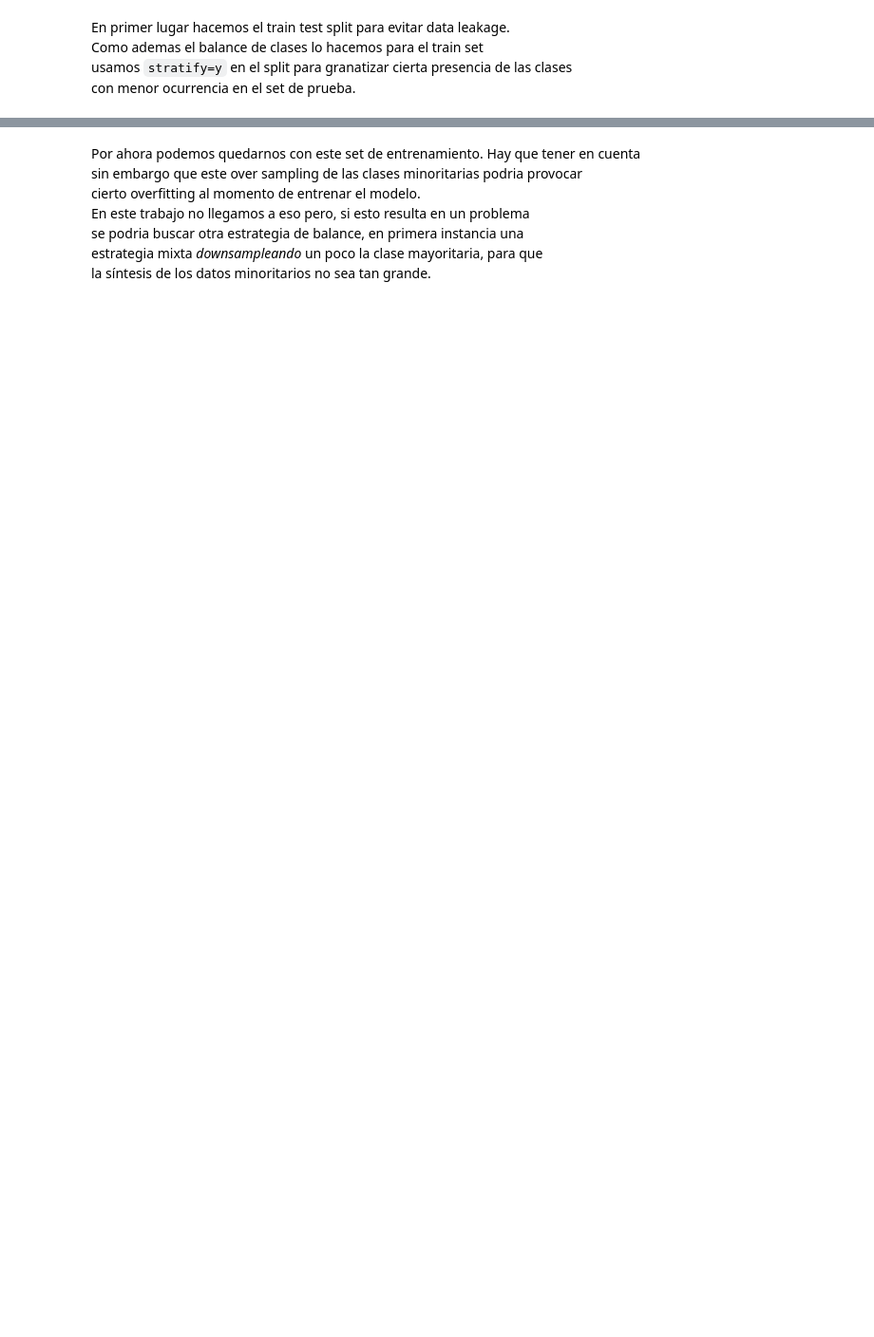
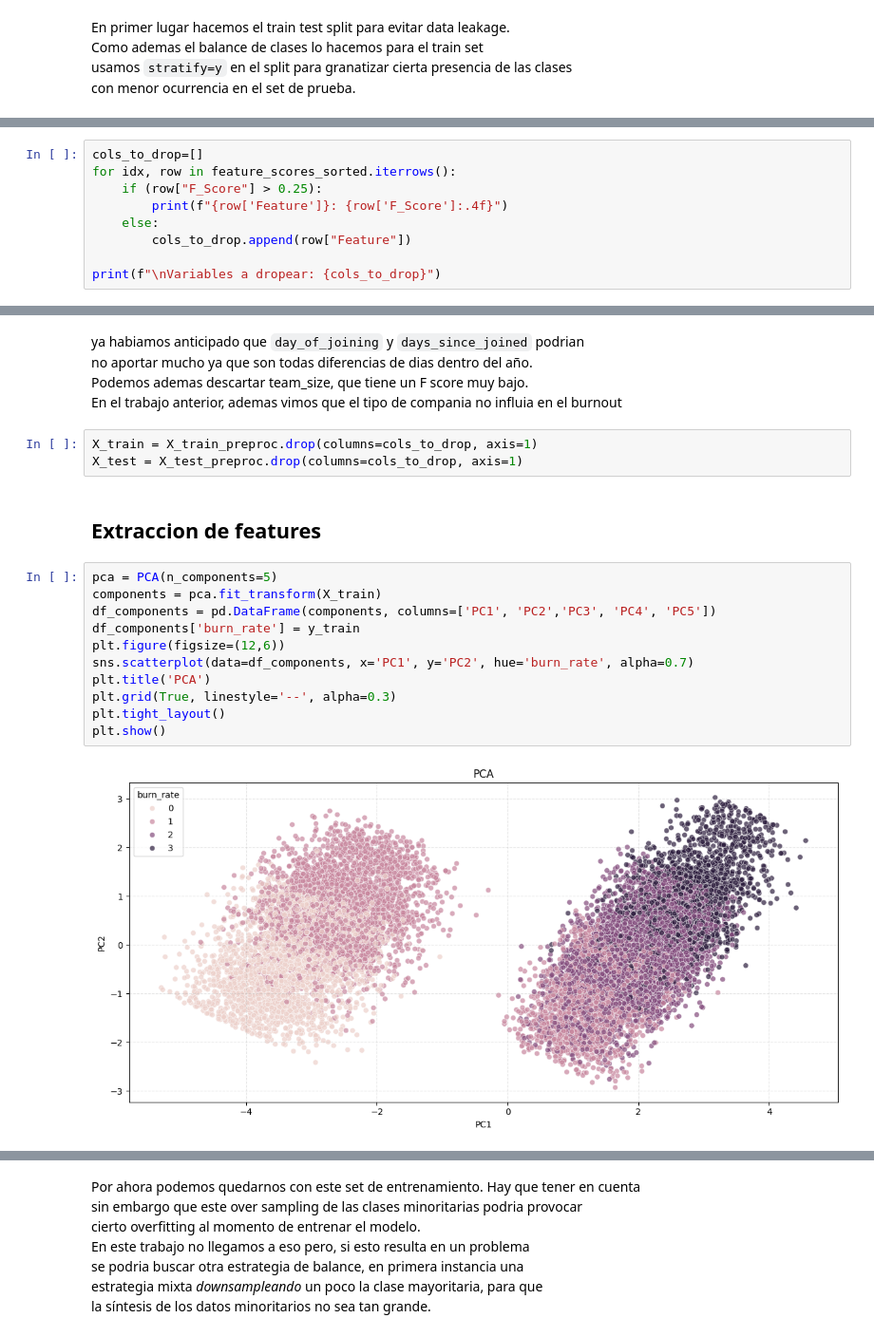
Before and after one commit to kpennington-esc/tp_2_add, a Jupyter notebook: tp_2_add.ipynb, the cells around one changed output, grey strips where cells are left out. Shown at 95% size. Cells and saved outputs as stored; diff of their text form; blank space fills up the shorter version.

```diff
--- a/tp_2_add.ipynb
+++ b/tp_2_add.ipynb
@@ -222,0 +369,9 @@ Tamaño train: (14872, 15) Test: (3718, 15)
+# %%
+cols_to_drop=[]
+for idx, row in feature_scores_sorted.iterrows():
+    if (row["F_Score"] > 0.25):
+        print(f"{row['Feature']}: {row['F_Score']:.4f}")
+    else:
+        cols_to_drop.append(row["Feature"])
+
+print(f"\nVariables a dropear: {cols_to_drop}")
@@ -222,0 +390,23 @@ Tamaño train: (14872, 15) Test: (3718, 15)
+# %% [markdown]
+ya habiamos anticipado que `day_of_joining` y `days_since_joined` podrian <br>
+no aportar mucho ya que son todas diferencias de dias dentro del año.<br>
+Podemos ademas descartar team_size,  que tiene un F score muy bajo.<br>
+En el trabajo anterior, ademas vimos que el tipo de compania no influia en el burnout<br>
+# %%
+X_train = X_train_preproc.drop(columns=cols_to_drop, axis=1)
+X_test = X_test_preproc.drop(columns=cols_to_drop, axis=1)
+# %% [markdown]
+## Extraccion de features
+# %%
+pca = PCA(n_components=5)
+components = pca.fit_transform(X_train)
+df_components = pd.DataFrame(components, columns=['PC1', 'PC2','PC3', 'PC4', 'PC5'])
+df_components['burn_rate'] = y_train
+plt.figure(figsize=(12,6))
+sns.scatterplot(data=df_components, x='PC1', y='PC2', hue='burn_rate', alpha=0.7)
+plt.title('PCA')
+plt.grid(True, linestyle='--', alpha=0.3)
+plt.tight_layout()
+plt.show()
+# %% [output]
+[figure, added]
```
Also changed, not shown: parts of 37 cells of this notebook.
